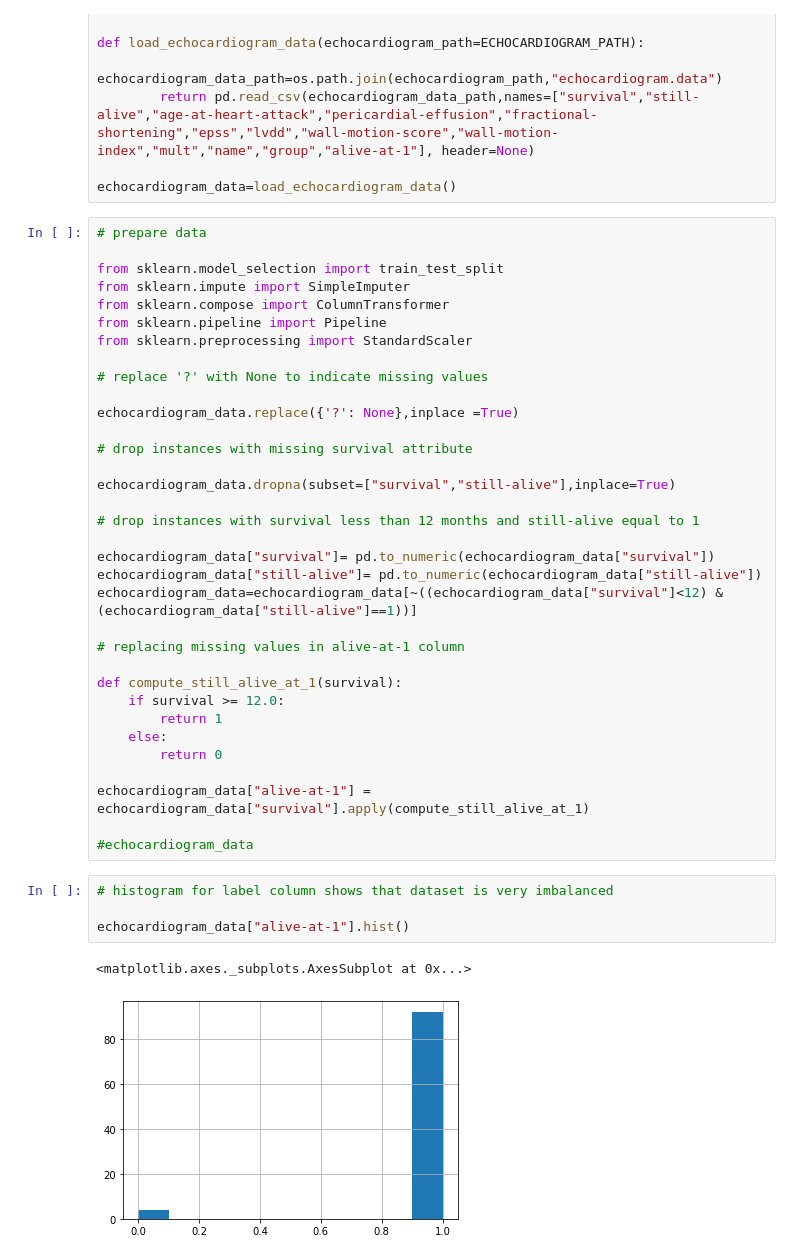
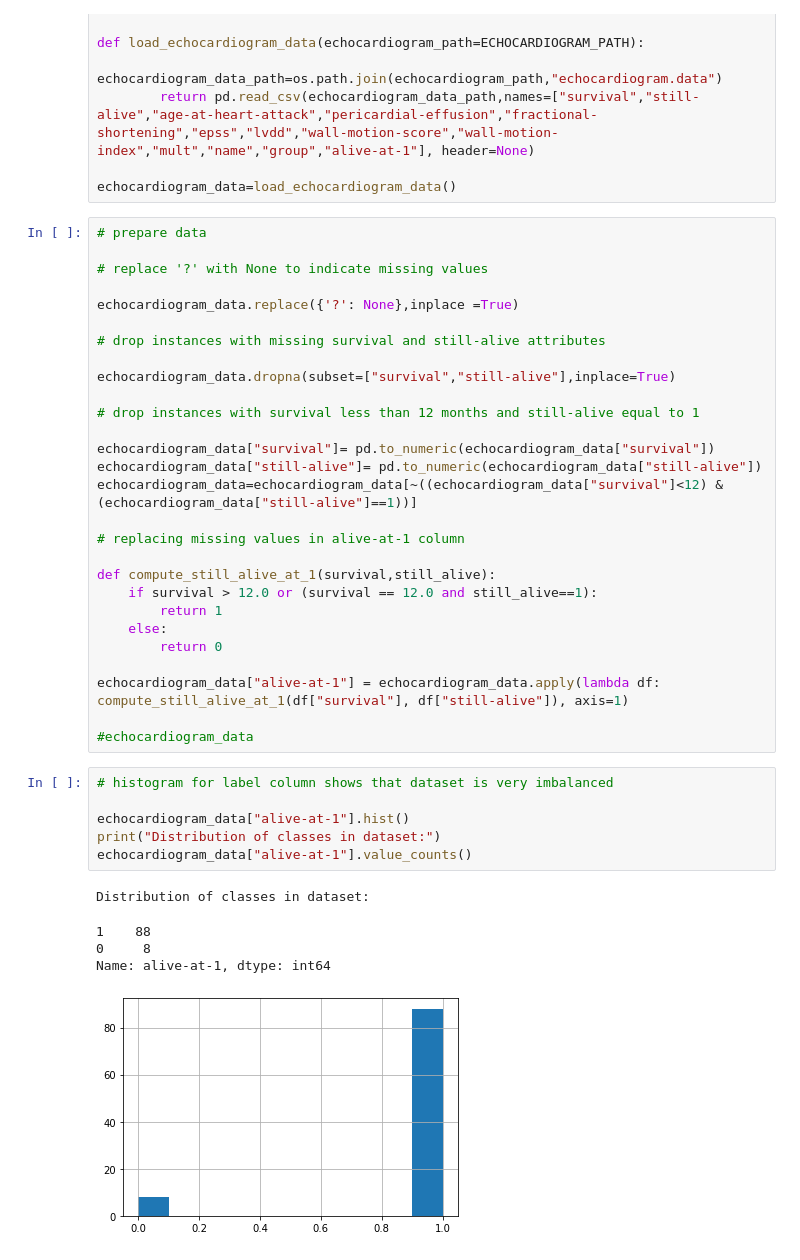
Before and after one commit to DanielKlarenbach/HeartAttackPatientsSurvivabilityPredictor, a Jupyter notebook: HeartAttackPatientsSurvivabilityPredictor.ipynb, the cells around one changed output. Drawn from its saved outputs; the diff is of its cells as text.

```diff
--- a/HeartAttackPatientsSurvivabilityPredictor.ipynb
+++ b/HeartAttackPatientsSurvivabilityPredictor.ipynb
@@ -29,18 +29,12 @@ def load_echocardiogram_data(echocardiogram_path=ECHOCARDIOGRAM_PATH):
 echocardiogram_data=load_echocardiogram_data()
 # %%
 # prepare data
-
-from sklearn.model_selection import train_test_split
-from sklearn.impute import SimpleImputer
-from sklearn.compose import ColumnTransformer
-from sklearn.pipeline import Pipeline
-from sklearn.preprocessing import StandardScaler
 
 # replace '?' with None to indicate missing values
 
 echocardiogram_data.replace({'?': None},inplace =True)
 
-# drop instances with missing survival attribute
+# drop instances with missing survival and still-alive attributes
 
 echocardiogram_data.dropna(subset=["survival","still-alive"],inplace=True)
 
@@ -52,20 +46,25 @@ echocardiogram_data=echocardiogram_data[~((echocardiogram_data["survival"]<12) &
 
 # replacing missing values in alive-at-1 column
 
-def compute_still_alive_at_1(survival):
-    if survival >= 12.0:
+def compute_still_alive_at_1(survival,still_alive):
+    if survival > 12.0 or (survival == 12.0 and still_alive==1):
         return 1
     else:
         return 0
 
-echocardiogram_data["alive-at-1"] = echocardiogram_data["survival"].apply(compute_still_alive_at_1)
+echocardiogram_data["alive-at-1"] = echocardiogram_data.apply(lambda df: compute_still_alive_at_1(df["survival"], df["still-alive"]), axis=1)
 
 #echocardiogram_data
 # %%
 # histogram for label column shows that dataset is very imbalanced
 
 echocardiogram_data["alive-at-1"].hist()
+print("Distribution of classes in dataset:")
+echocardiogram_data["alive-at-1"].value_counts()
 # %% [output]
-<matplotlib.axes._subplots.AxesSubplot at 0x...>
+Distribution of classes in dataset:
+1    88
+0     8
+Name: alive-at-1, dtype: int64
-[figure, old version]
+[figure, new version]
 # %%
```
Also changed, not shown: parts of 7 cells of this notebook.
